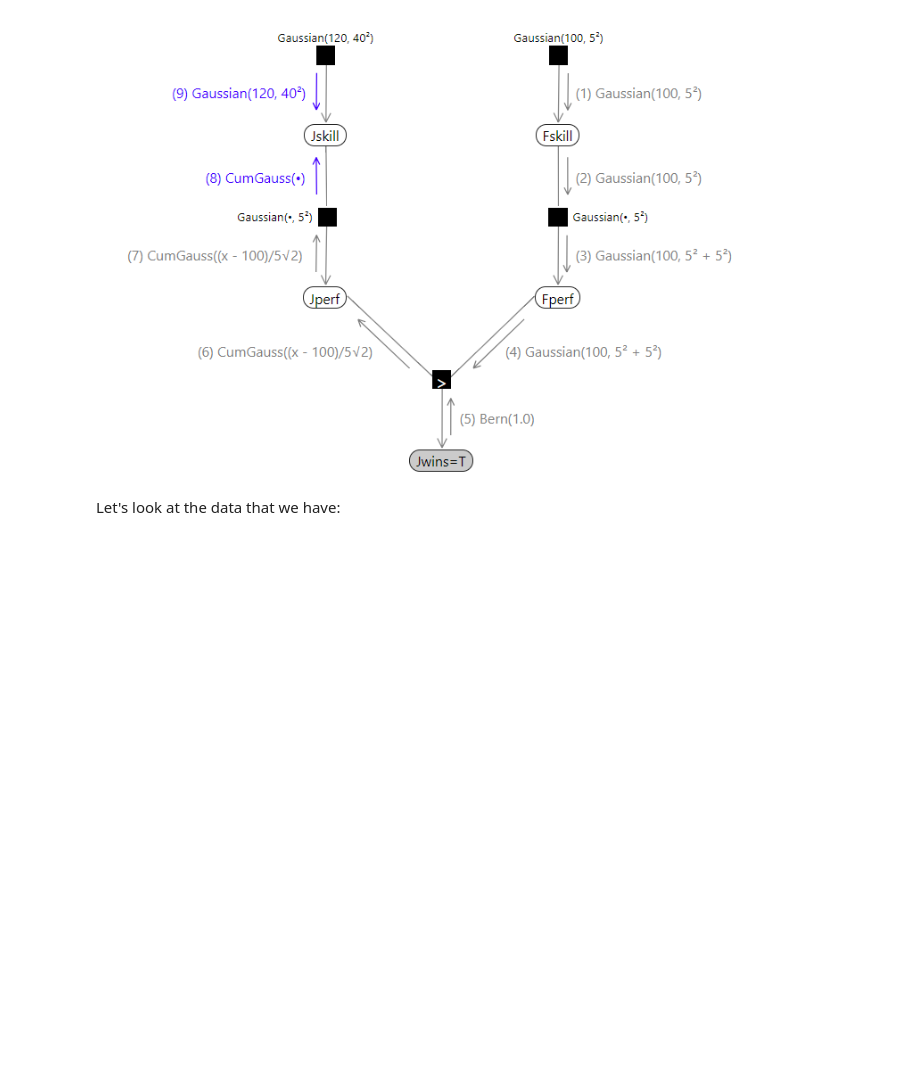
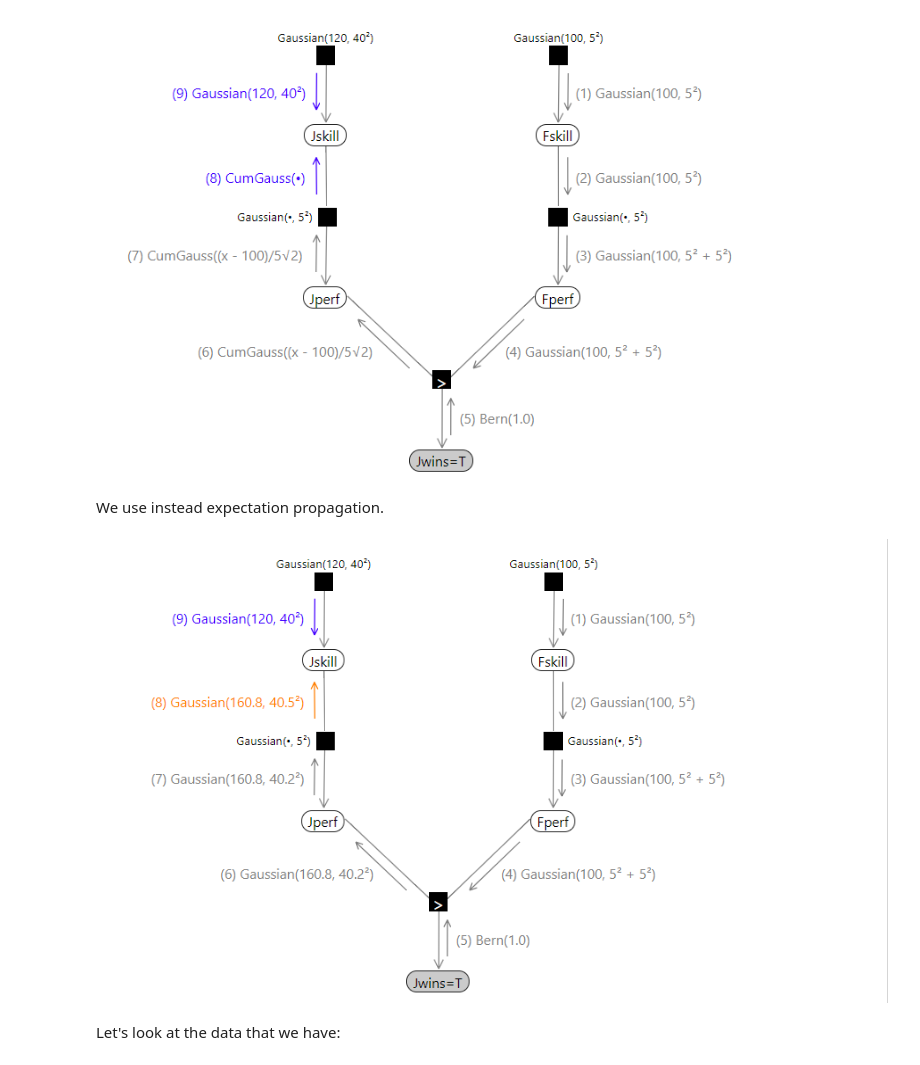
Before and after one commit to Rubiel1/ModelBasedMLCh3, a Jupyter notebook: Pyro notebook on matching (work in progress).ipynb, the cells around one changed output. Saved outputs shown, nothing was run; the diff lists cells and outputs as text; code cells hidden in the pictures; blank space fills up the shorter version.

Commit message:
Image of expectation

```diff
--- a/Pyro notebook on matching (work in progress).ipynb
+++ b/Pyro notebook on matching (work in progress).ipynb
@@ -176,6 +178,13 @@ from IPython.display import Image
 Image("img/Belief.png")
 # %% [output]
 [figure]
+# %% [markdown]
+We use instead expectation propagation.
+# %%
+from IPython.display import Image
+Image("img/expectation.png")
+# %% [output]
+[figure, added]
 # %% [markdown]
 Let's look at the data that we have:
 # %%
```
Also changed, not shown: parts of 1 cell of this notebook, 1 other file.
